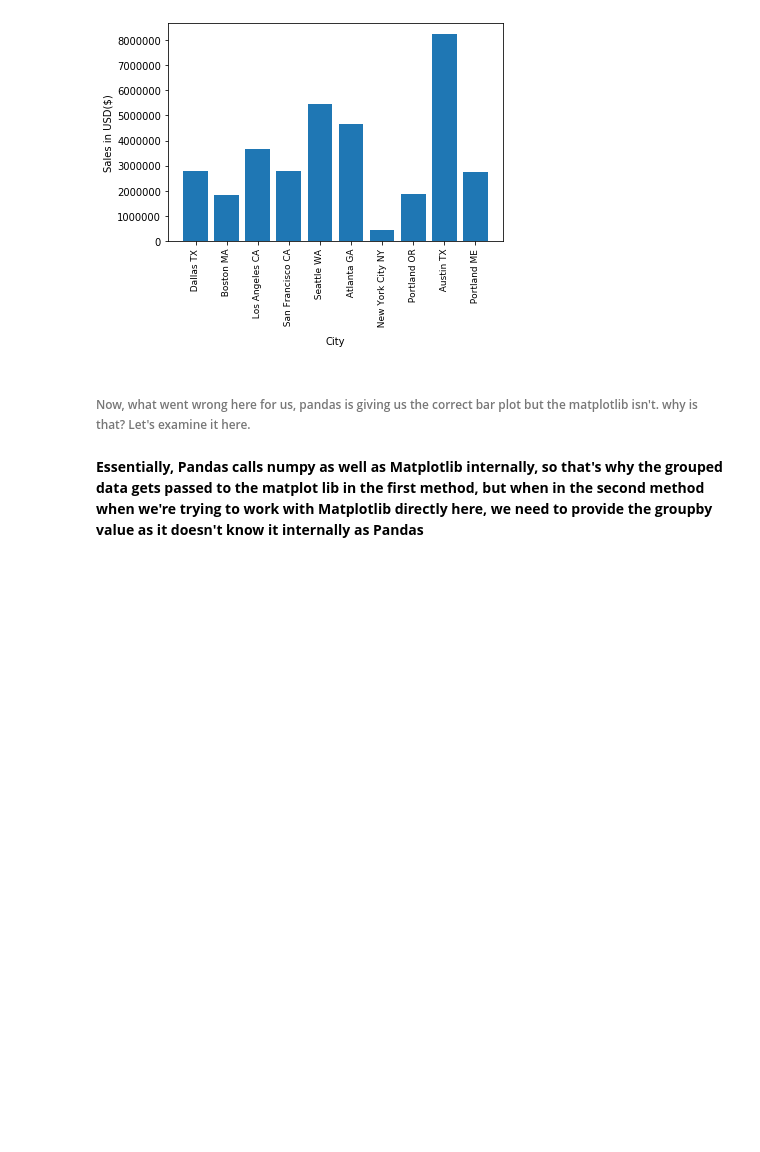
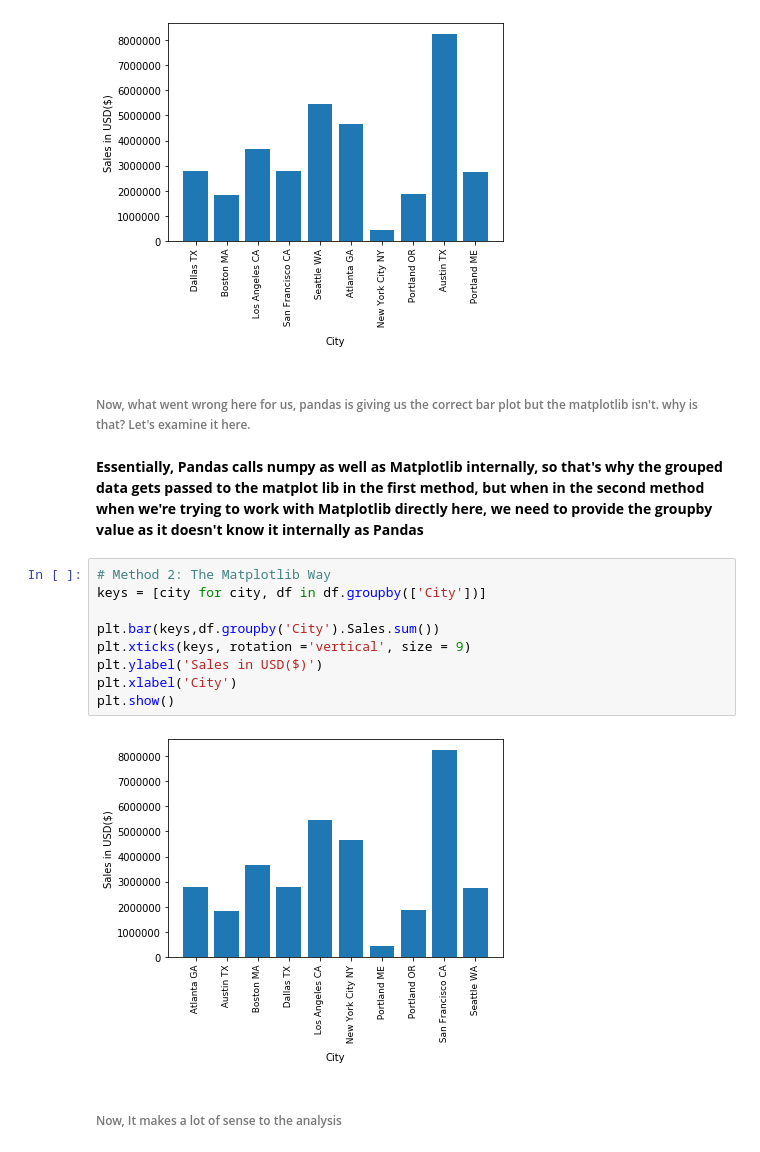
Before and after one commit to rustydigg918/Dell_Inspiron_works, a Jupyter notebook: Keith_Gali_Working_With_Real_World/Real life business problem.ipynb, the cells around one changed output. Drawn from its saved outputs; the diff is of its cells as text; blank space fills up the shorter version.

```diff
--- a/Keith_Gali_Working_With_Real_World/Real life business problem.ipynb
+++ b/Keith_Gali_Working_With_Real_World/Real life business problem.ipynb
@@ -554,3 +554,16 @@ plt.show()
 ###### Now, what went wrong here for us, pandas is giving us the correct bar plot but the matplotlib isn't. why is that? Let's examine it here.
 # %% [markdown]
 **Essentially, Pandas calls numpy as well as Matplotlib internally, so that's why the grouped data gets passed to the matplot lib in the first method, but when in the second method when we're trying to work with Matplotlib directly here, we need to provide the groupby value as it doesn't know it internally as Pandas**
+# %%
+# Method 2: The Matplotlib Way
+keys = [city for city, df in df.groupby(['City'])]
+
+plt.bar(keys,df.groupby('City').Sales.sum())
+plt.xticks(keys, rotation ='vertical', size = 9)
+plt.ylabel('Sales in USD($)')
+plt.xlabel('City')
+plt.show()
+# %% [output]
+[figure, added]
+# %% [markdown]
+###### Now, It makes a lot of sense to the analysis
```
